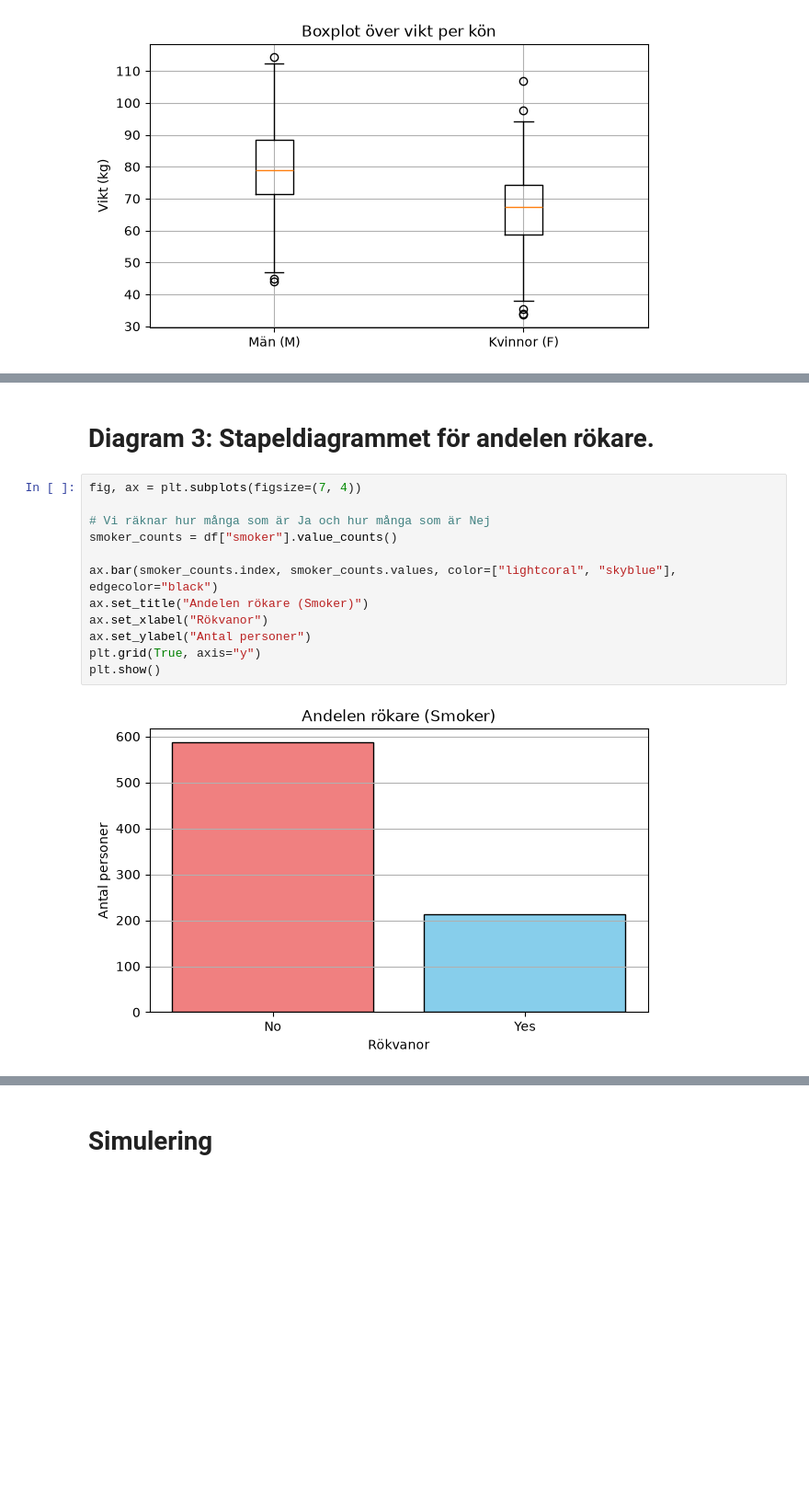
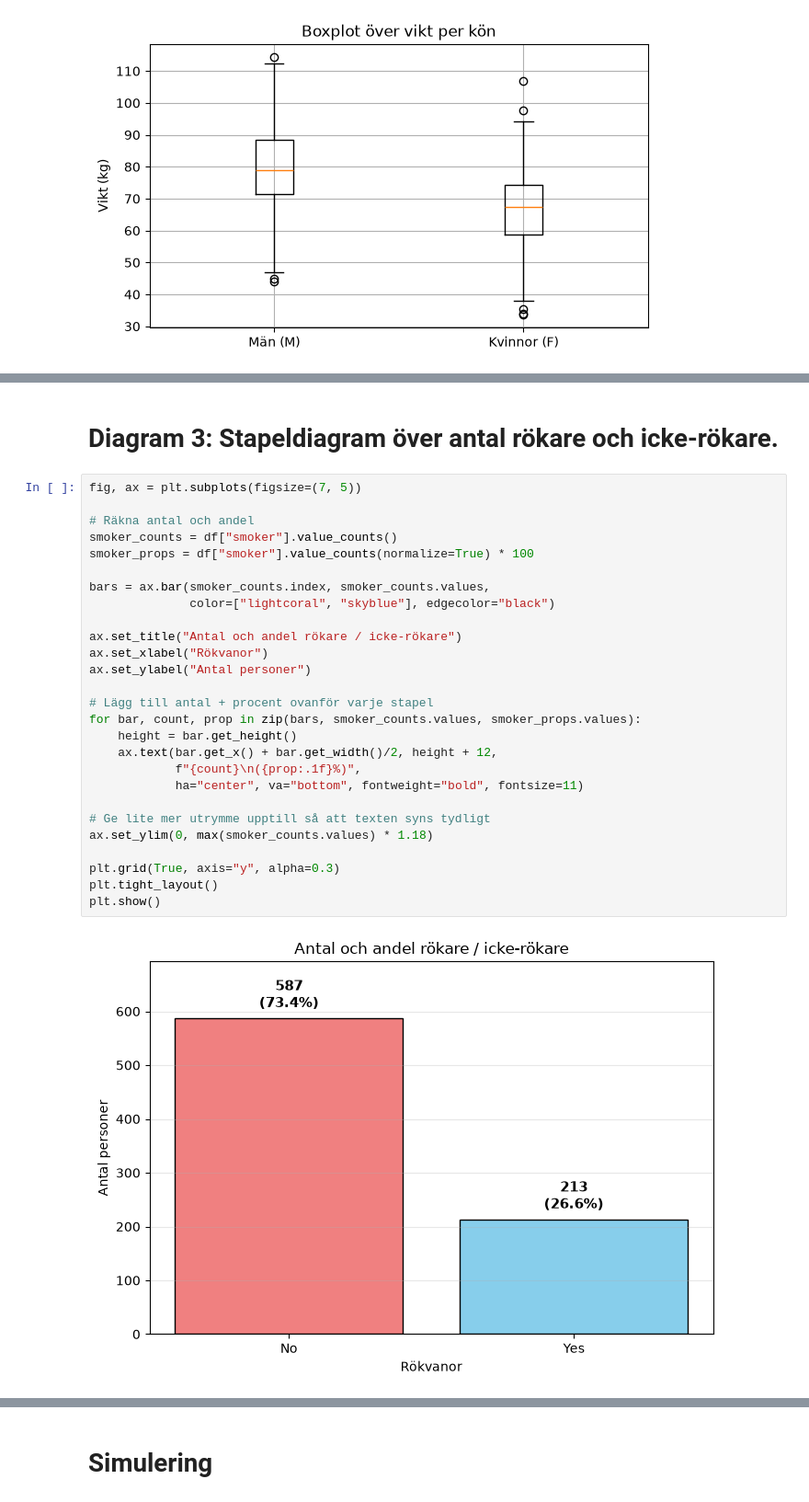
Before and after one commit to onakotsolari1-del/H-lsostudie, a Jupyter notebook: halsostudie.ipynb, the cells around one changed output, grey strips where cells are left out. Shown at 92% size. Drawn from its saved outputs; the diff is of its cells as text; blank space fills up the shorter version.

```diff
--- a/halsostudie.ipynb
+++ b/halsostudie.ipynb
@@ -106,16 +113,31 @@ plt.show()
 # %% [markdown]
-# Diagram 3: Stapeldiagrammet för andelen rökare.
+# Diagram 3: Stapeldiagram över antal rökare och icke-rökare.
 # %%
-fig, ax = plt.subplots(figsize=(7, 4))
+fig, ax = plt.subplots(figsize=(7, 5))
 
-# Vi räknar hur många som är Ja och hur många som är Nej
+# Räkna antal och andel
 smoker_counts = df["smoker"].value_counts()
+smoker_props = df["smoker"].value_counts(normalize=True) * 100
 
-ax.bar(smoker_counts.index, smoker_counts.values, color=["lightcoral", "skyblue"], edgecolor="black")
-ax.set_title("Andelen rökare (Smoker)")
+bars = ax.bar(smoker_counts.index, smoker_counts.values,
+              color=["lightcoral", "skyblue"], edgecolor="black")
+
+ax.set_title("Antal och andel rökare / icke-rökare")
 ax.set_xlabel("Rökvanor")
 ax.set_ylabel("Antal personer")
-plt.grid(True, axis="y")
+
+# Lägg till antal + procent ovanför varje stapel
+for bar, count, prop in zip(bars, smoker_counts.values, smoker_props.values):
+    height = bar.get_height()
+    ax.text(bar.get_x() + bar.get_width()/2, height + 12,
+            f"{count}\n({prop:.1f}%)",
+            ha="center", va="bottom", fontweight="bold", fontsize=11)
+
+# Ge lite mer utrymme upptill så att texten syns tydligt
+ax.set_ylim(0, max(smoker_counts.values) * 1.18)
+
+plt.grid(True, axis="y", alpha=0.3)
+plt.tight_layout()
 plt.show()
 # %% [output]
-[figure, old version]
+[figure, new version]
```
Also changed, not shown: parts of 19 cells of this notebook, 1 other file.
